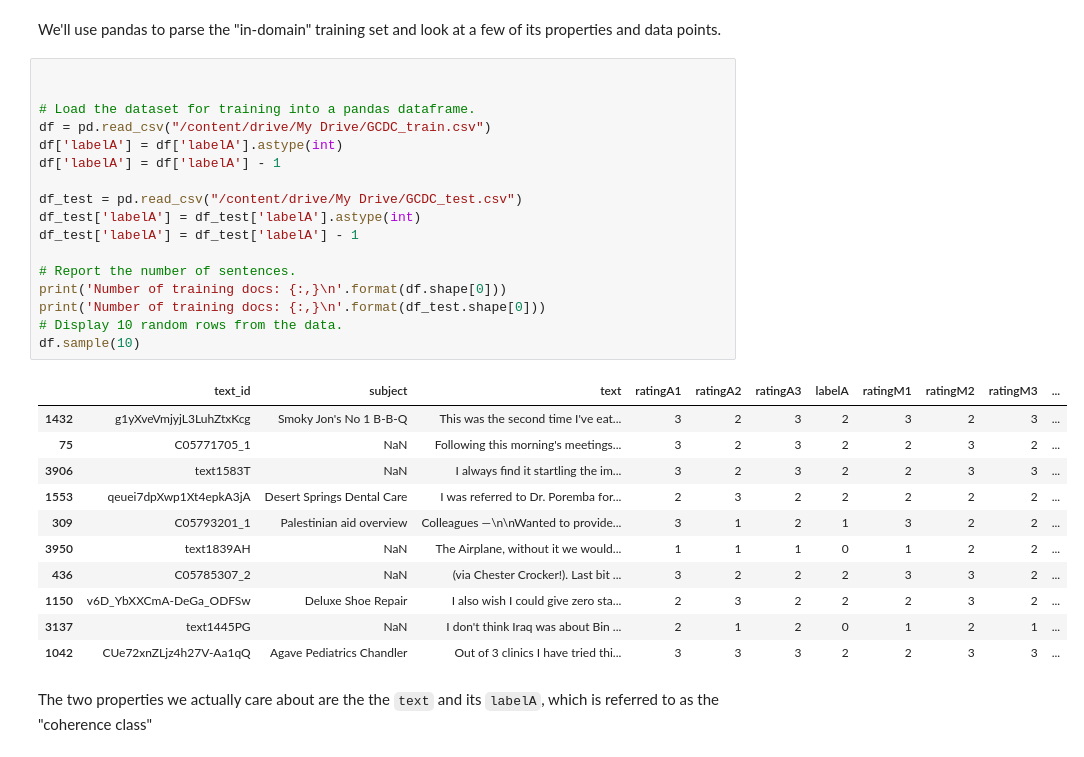
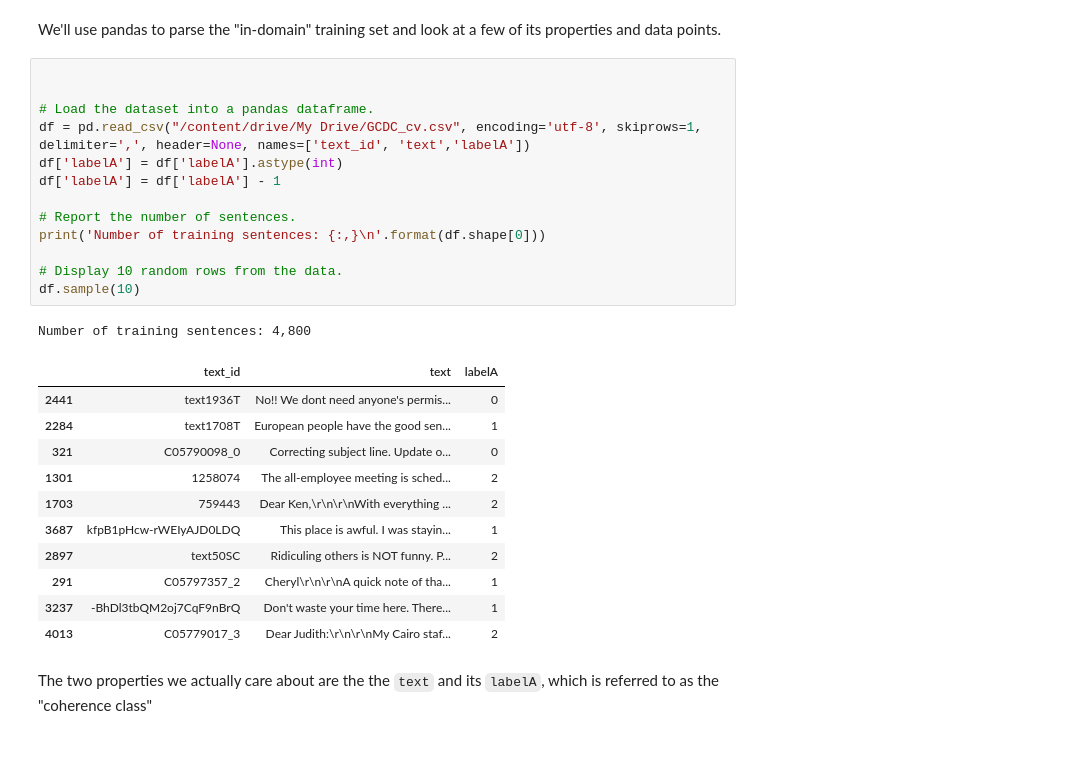
Before and after one commit to MEHARKhaoula/transformers-text-coherence, a Jupyter notebook: XLNetSem.ipynb, the cells around one changed output. Saved outputs shown, nothing was run; the diff lists cells and outputs as text.

```diff
--- a/Hierarchical_BertSem.ipynb
+++ b/XLNetSem.ipynb
@@ -57,32 +82,29 @@ We'll use pandas to parse the "in-domain" training set and look at a few of its
 # %%
 
 
-# Load the dataset for training into a pandas dataframe.
-df = pd.read_csv("/content/drive/My Drive/GCDC_train.csv")
+# Load the dataset into a pandas dataframe.
+df = pd.read_csv("/content/drive/My Drive/GCDC_cv.csv", encoding='utf-8', skiprows=1, delimiter=',', header=None, names=['text_id', 'text','labelA'])
 df['labelA'] = df['labelA'].astype(int)
 df['labelA'] = df['labelA'] - 1
 
-df_test = pd.read_csv("/content/drive/My Drive/GCDC_test.csv")
-df_test['labelA'] = df_test['labelA'].astype(int)
-df_test['labelA'] = df_test['labelA'] - 1
+# Report the number of sentences.
+print('Number of training sentences: {:,}\n'.format(df.shape[0]))
 
-# Report the number of sentences.
-print('Number of training docs: {:,}\n'.format(df.shape[0]))
-print('Number of training docs: {:,}\n'.format(df_test.shape[0]))
 # Display 10 random rows from the data.
 df.sample(10)
 # %% [output]
+Number of training sentences: 4,800
-|  | text_id | subject | text | ratingA1 | ratingA2 | ratingA3 | labelA | ratingM1 | ratingM2 | ratingM3 | ... |
-| 1432 | g1yXveVmjyjL3LuhZtxKcg | Smoky Jon's No 1 B-B-Q | This was the second time I've eat... | 3 | 2 | 3 | 2 | 3 | 2 | 3 | ... |
-| 75 | C05771705_1 | NaN | Following this morning's meetings... | 3 | 2 | 3 | 2 | 2 | 3 | 2 | ... |
-| 3906 | text1583T | NaN | I always find it startling the im... | 3 | 2 | 3 | 2 | 2 | 3 | 3 | ... |
-| 1553 | qeuei7dpXwp1Xt4epkA3jA | Desert Springs Dental Care | I was referred to Dr. Poremba for... | 2 | 3 | 2 | 2 | 2 | 2 | 2 | ... |
-| 309 | C05793201_1 | Palestinian aid overview | Colleagues —\n\nWanted to provide... | 3 | 1 | 2 | 1 | 3 | 2 | 2 | ... |
-| 3950 | text1839AH | NaN | The Airplane, without it we would... | 1 | 1 | 1 | 0 | 1 | 2 | 2 | ... |
-| 436 | C05785307_2 | NaN | (via Chester Crocker!). Last bit ... | 3 | 2 | 2 | 2 | 3 | 3 | 2 | ... |
-| 1150 | v6D_YbXXCmA-DeGa_ODFSw | Deluxe Shoe Repair | I also wish I could give zero sta... | 2 | 3 | 2 | 2 | 2 | 3 | 2 | ... |
-| 3137 | text1445PG | NaN | I don't think Iraq was about Bin ... | 2 | 1 | 2 | 0 | 1 | 2 | 1 | ... |
-| 1042 | CUe72xnZLjz4h27V-Aa1qQ | Agave Pediatrics Chandler | Out of 3 clinics I have tried thi... | 3 | 3 | 3 | 2 | 2 | 3 | 3 | ... |
+|  | text_id | text | labelA |
+| 2441 | text1936T | No!! We dont need anyone's permis... | 0 |
+| 2284 | text1708T | European people have the good sen... | 1 |
+| 321 | C05790098_0 | Correcting subject line. Update o... | 0 |
+| 1301 | 1258074 | The all-employee meeting is sched... | 2 |
+| 1703 | 759443 | Dear Ken,\r\n\r\nWith everything ... | 2 |
+| 3687 | kfpB1pHcw-rWEIyAJD0LDQ | This place is awful. I was stayin... | 1 |
+| 2897 | text50SC | Ridiculing others is NOT funny. P... | 2 |
+| 291 | C05797357_2 | Cheryl\r\n\r\nA quick note of tha... | 1 |
+| 3237 | -BhDl3tbQM2oj7CqF9nBrQ | Don't waste your time here. There... | 1 |
+| 4013 | C05779017_3 | Dear Judith:\r\n\r\nMy Cairo staf... | 2 |
 # %% [markdown]
 The two properties we actually care about are the the `text` and its `labelA`, which is referred to as the "coherence class"
 # %% [markdown]
```
Also changed, not shown: parts of 29 cells of this notebook, 24 other files.
